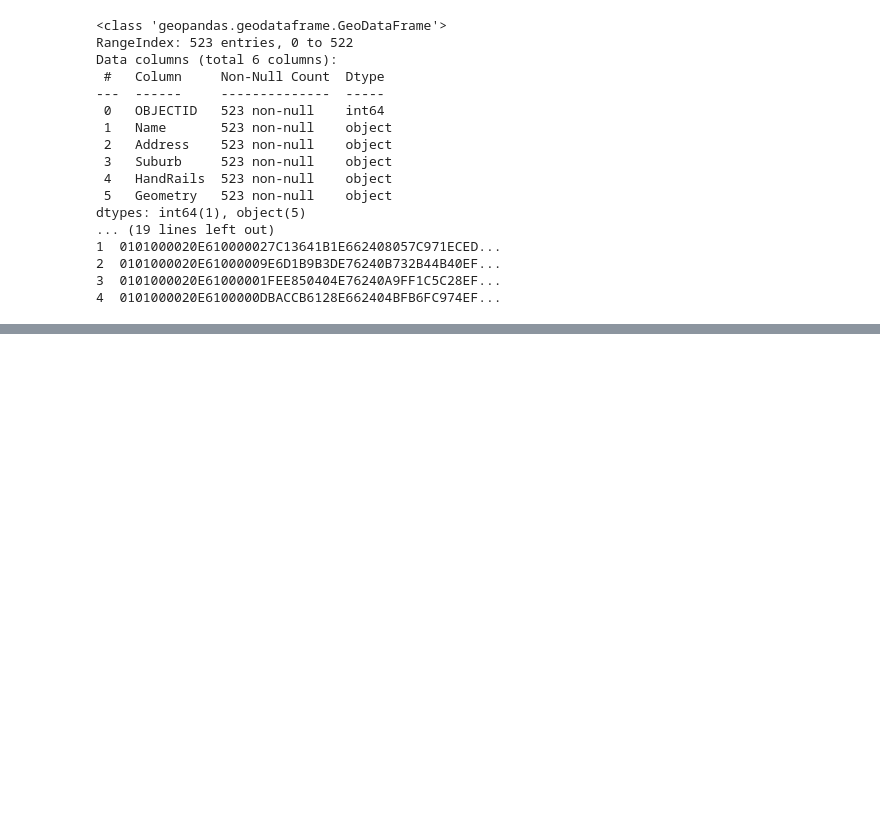
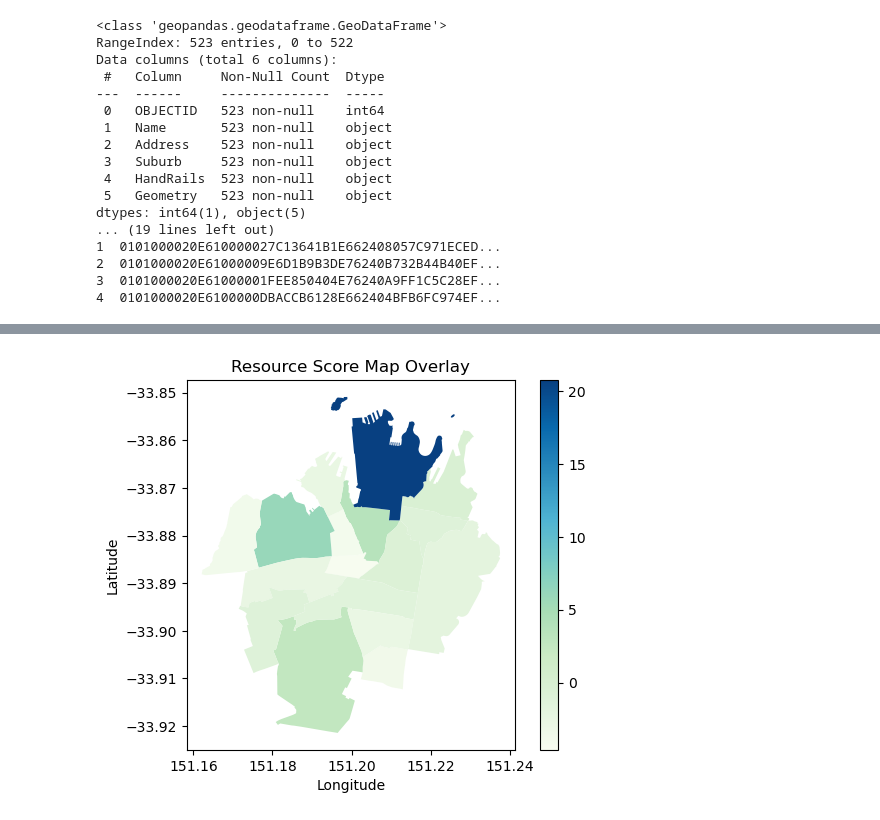
Before and after one commit to Ayush-Singh-31/Sydney-PostgresAnalysis, a Jupyter notebook: Report.ipynb, the cells around one changed output, grey strips where cells are left out. Cells and saved outputs as stored; diff of their text form; code cells hidden in the pictures; blank space fills up the shorter version.

```diff
--- a/Report.ipynb
+++ b/Report.ipynb
@@ -677,0 +998,12 @@ dtypes: int64(1), object(5)
+# %%
+map_overlay = gpd.read_postgis("SELECT geom, score FROM SA2 s JOIN zscore r ON (s.sa2_code21 = r.sa2_code21)", conn, geom_col='geom')
+
+# Plot the map overlay with scores
+plt.rcParams
+map_overlay.plot(column='score', cmap='GnBu', legend=True)
+plt.title('Resource Score Map Overlay')
+plt.xlabel('Longitude')
+plt.ylabel('Latitude')
+plt.show()
+# %% [output]
+[figure, added]
```
Also changed, not shown: parts of 11 cells of this notebook.
